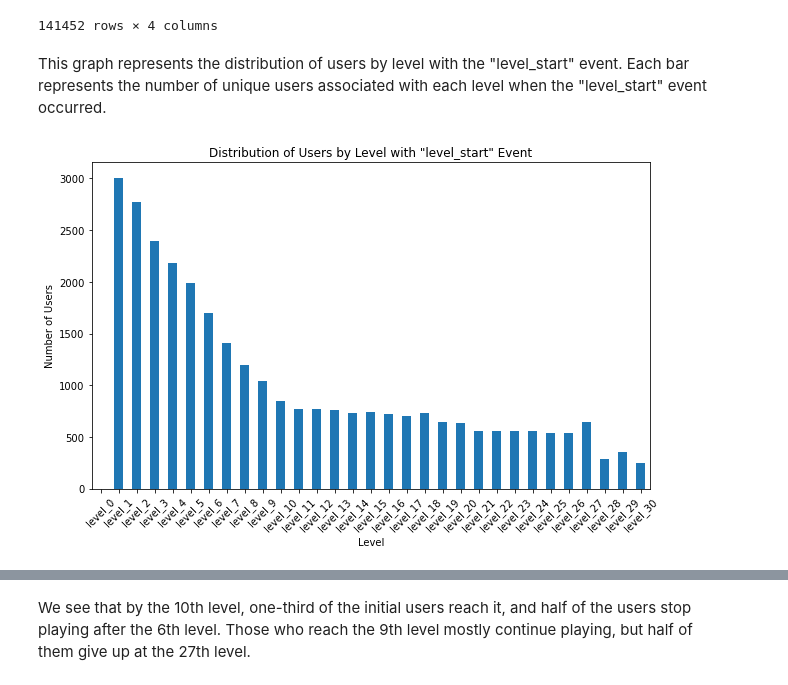
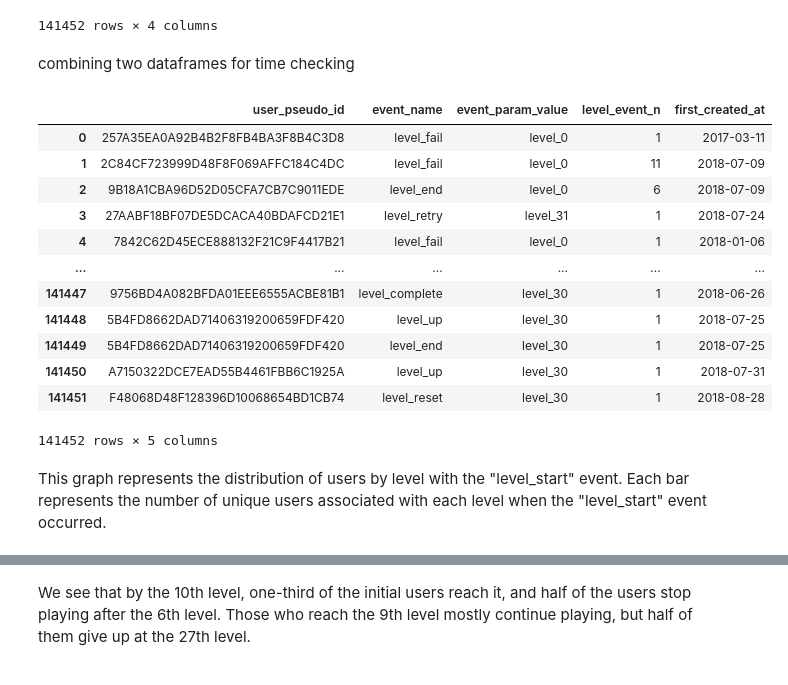
Before and after one commit to Zavadskiy/test_analyst, a Jupyter notebook: test_task_analyst.ipynb, the cells around one changed output, grey strips where cells are left out. Saved outputs shown, nothing was run; the diff lists cells and outputs as text; code cells hidden in the pictures.

```diff
--- a/test_task_analyst.ipynb
+++ b/test_task_analyst.ipynb
@@ -429,22 +429,26 @@ df_data
 | 141450 | A7150322DCE7EAD55B4461FBB6C1925A | level_up | level_30 | 1 |
 | 141451 | F48068D48F128396D10068654BD1CB74 | level_reset | level_30 | 1 |
 141452 rows × 4 columns
+# %% [markdown]
+combining two dataframes for time checking
+# %%
+unique_values = df[['user_pseudo_id', 'first_created_at']].drop_duplicates()
+merged_df = pd.merge(df_data, unique_values, on='user_pseudo_id', how='left')
+
+merged_df
+# %% [output]
+|  | user_pseudo_id | event_name | event_param_value | level_event_n | first_created_at |
+| 0 | 257A35EA0A92B4B2F8FB4BA3F8B4C3D8 | level_fail | level_0 | 1 | 2017-03-11 |
+| 1 | 2C84CF723999D48F8F069AFFC184C4DC | level_fail | level_0 | 11 | 2018-07-09 |
+| 2 | 9B18A1CBA96D52D05CFA7CB7C9011EDE | level_end | level_0 | 6 | 2018-07-09 |
+| 3 | 27AABF18BF07DE5DCACA40BDAFCD21E1 | level_retry | level_31 | 1 | 2018-07-24 |
+| 4 | 7842C62D45ECE888132F21C9F4417B21 | level_fail | level_0 | 1 | 2018-01-06 |
+| ... | ... | ... | ... | ... | ... |
+| 141447 | 9756BD4A082BFDA01EEE6555ACBE81B1 | level_complete | level_30 | 1 | 2018-06-26 |
+| 141448 | 5B4FD8662DAD71406319200659FDF420 | level_up | level_30 | 1 | 2018-07-25 |
+| 141449 | 5B4FD8662DAD71406319200659FDF420 | level_end | level_30 | 1 | 2018-07-25 |
+| 141450 | A7150322DCE7EAD55B4461FBB6C1925A | level_up | level_30 | 1 | 2018-07-31 |
+| 141451 | F48068D48F128396D10068654BD1CB74 | level_reset | level_30 | 1 | 2018-08-28 |
+141452 rows × 5 columns
 # %% [markdown]
 This graph represents the distribution of users by level with the "level_start" event. Each bar represents the number of unique users associated with each level when the "level_start" event occurred.
-# %%
-strat_data = df_data[df_data['event_name'] == 'level_start']
-
-strat_counts = strat_data.groupby('event_param_value')['user_pseudo_id'].nunique()
-
-strat_counts_sorted = strat_counts.reindex(desired_order)
-
-
-plt.figure(figsize=(10, 6))
-strat_counts_sorted.plot(kind='bar')
-plt.title('Distribution of Users by Level with "level_start" Event')
-plt.xlabel('Level')
-plt.ylabel('Number of Users')
-plt.xticks(rotation=45)
-plt.show()
-# %% [output]
-[figure, removed]
```
Also changed, not shown: parts of 9 cells of this notebook.
